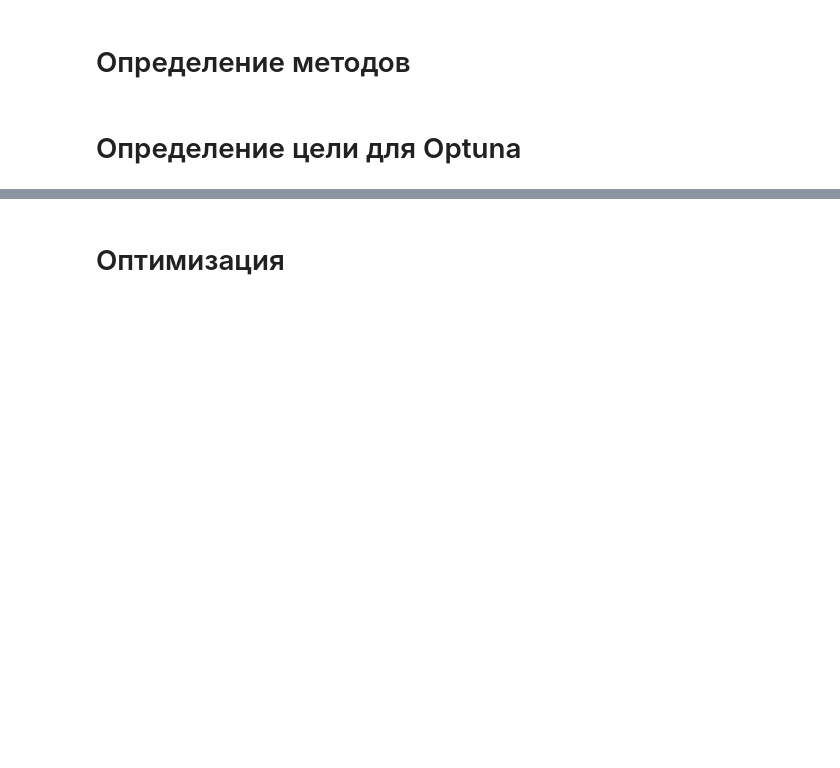
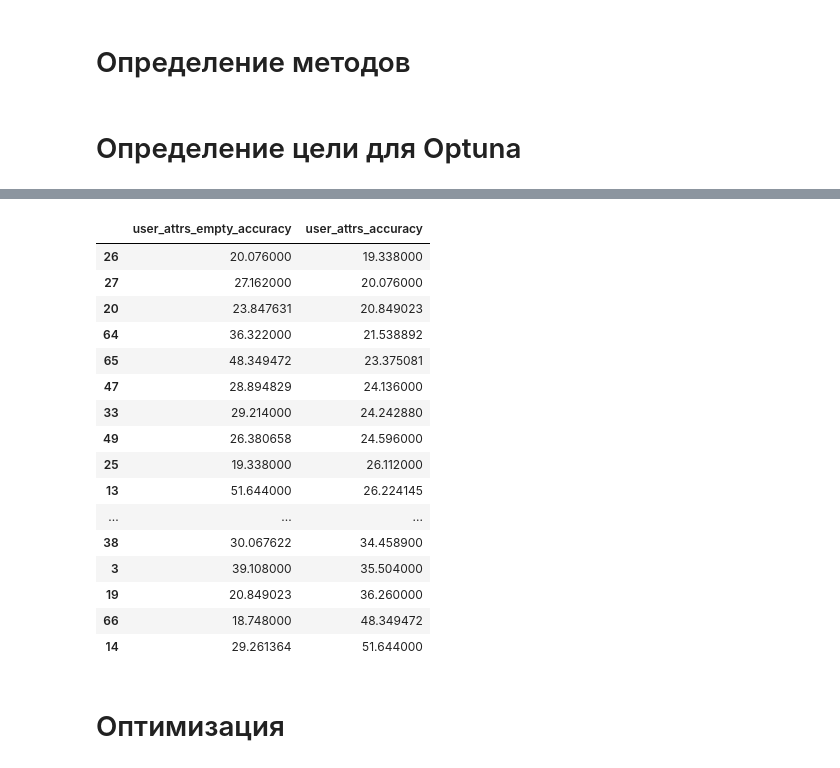
Before and after one commit to Belashov641618/OpticalEncoder, a Jupyter notebook: notebooks/Cluster/ModelsComparison.ipynb, the cells around one changed output, grey strips where cells are left out. Saved outputs shown, nothing was run; the diff lists cells and outputs as text; code cells hidden in the pictures; blank space fills up the shorter version.

```diff
--- a/notebooks/Cluster/ModelsComparison.ipynb
+++ b/notebooks/Cluster/ModelsComparison.ipynb
@@ -70,15 +70,15 @@ def resnet18(classes:int=10):
 # %%
 def objective(trial:optuna.trial):
     # Постоянные параметры
-    N = 1536//6 #1536
-    pixels = 1536//6 #1536
+    N = 512 #1536
+    pixels = 512 #1536
     length = 3.0E-3
     wavelength = 500.0E-9
     spatial_coherence = 100.0E-6
     time_coherence = 10.0E-9
     time_relaxation = 1.0E-6
     mean_samples = 20 #20
-    detectors_amount =/ 24
+    detectors_amount = 24
     detector_size = length / 60
 
     # Записываем постоянные параметры
@@ -148,8 +148,10 @@ def objective(trial:optuna.trial):
 
     # Обучение моделей
     mh, lh, cmh, emh, elh, ecmh = [], [], [], [], [], []
-    mh, lh, cmh    = epochs(10, 10, model,       dataset, loss_function, optimizer_type, lr=learning_rate)
-    emh, elh, ecmh = epochs(10, 10, empty_model, dataset, loss_function, optimizer_type, lr=learning_rate)
+    torch.cuda.empty_cache()
+    mh, lh, cmh    = epochs(2, 10, model,       dataset, loss_function, optimizer_type, lr=learning_rate)
+    torch.cuda.empty_cache()
+    emh, elh, ecmh = epochs(2, 10, empty_model, dataset, loss_function, optimizer_type, lr=learning_rate)
 
     # Запись результатов
     accuracy = 100*numpy.sum(numpy.diagonal(cmh[-1], 0))/numpy.sum(cmh[-1])
@@ -164,6 +166,6 @@ def objective(trial:optuna.trial):
 
     return accuracy
 
-# optuna.delete_study(study_name="ID2NN", storage="sqlite:///ID2NN.db")
-study = optuna.create_study(study_name="ID2NN", storage="sqlite:///ID2NN.db", direction='maximize', load_if_exists=True)
+# optuna.delete_study(study_name="ID2NN 2Epochs SR", storage="sqlite:///ID2NN.db")
+study = optuna.create_study(study_name="ID2NN_2Epochs SR", storage="sqlite:///ID2NN.db", direction='maximize', load_if_exists=True)
 # %% [output]
@@ -171,3 +173,24 @@ study = optuna.create_study(study_name="ID2NN", storage="sqlite:///ID2NN.db", di
+# %%
+dataframe:pandas.DataFrame = study.trials_dataframe()
+dataframe.nlargest(30, "user_attrs_accuracy")[["user_attrs_empty_accuracy", "user_attrs_accuracy"]].sort_values("user_attrs_accuracy")
+# %% [output]
+|  | user_attrs_empty_accuracy | user_attrs_accuracy |
+| 26 | 20.076000 | 19.338000 |
+| 27 | 27.162000 | 20.076000 |
+| 20 | 23.847631 | 20.849023 |
+| 64 | 36.322000 | 21.538892 |
+| 65 | 48.349472 | 23.375081 |
+| 47 | 28.894829 | 24.136000 |
+| 33 | 29.214000 | 24.242880 |
+| 49 | 26.380658 | 24.596000 |
+| 25 | 19.338000 | 26.112000 |
+| 13 | 51.644000 | 26.224145 |
+| ... | ... | ... |
+| 38 | 30.067622 | 34.458900 |
+| 3 | 39.108000 | 35.504000 |
+| 19 | 20.849023 | 36.260000 |
+| 66 | 18.748000 | 48.349472 |
+| 14 | 29.261364 | 51.644000 |
 # %% [markdown]
 # Оптимизация
 # %%
```
Also changed, not shown: parts of 10 cells of this notebook, 7 other files.
